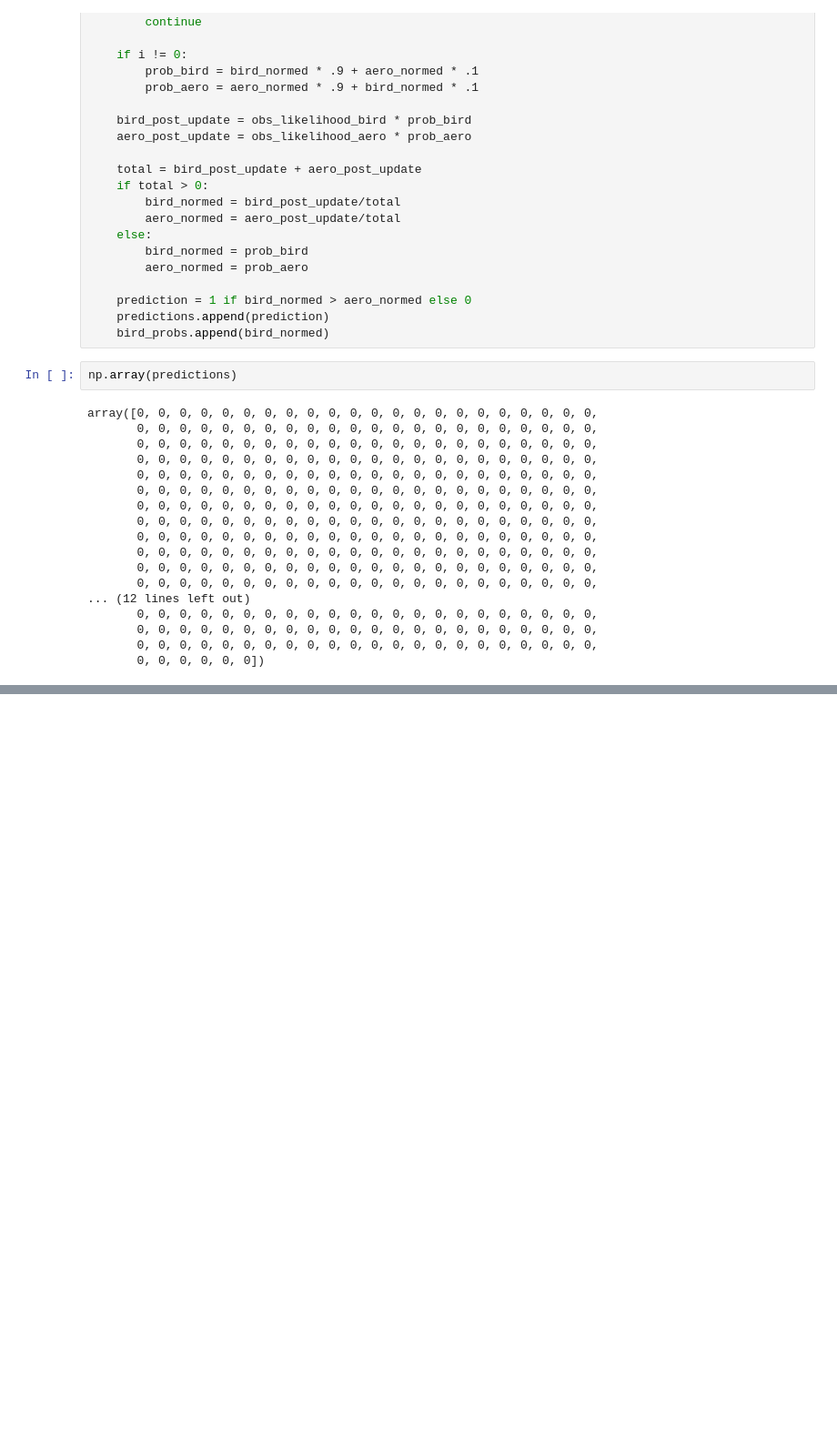
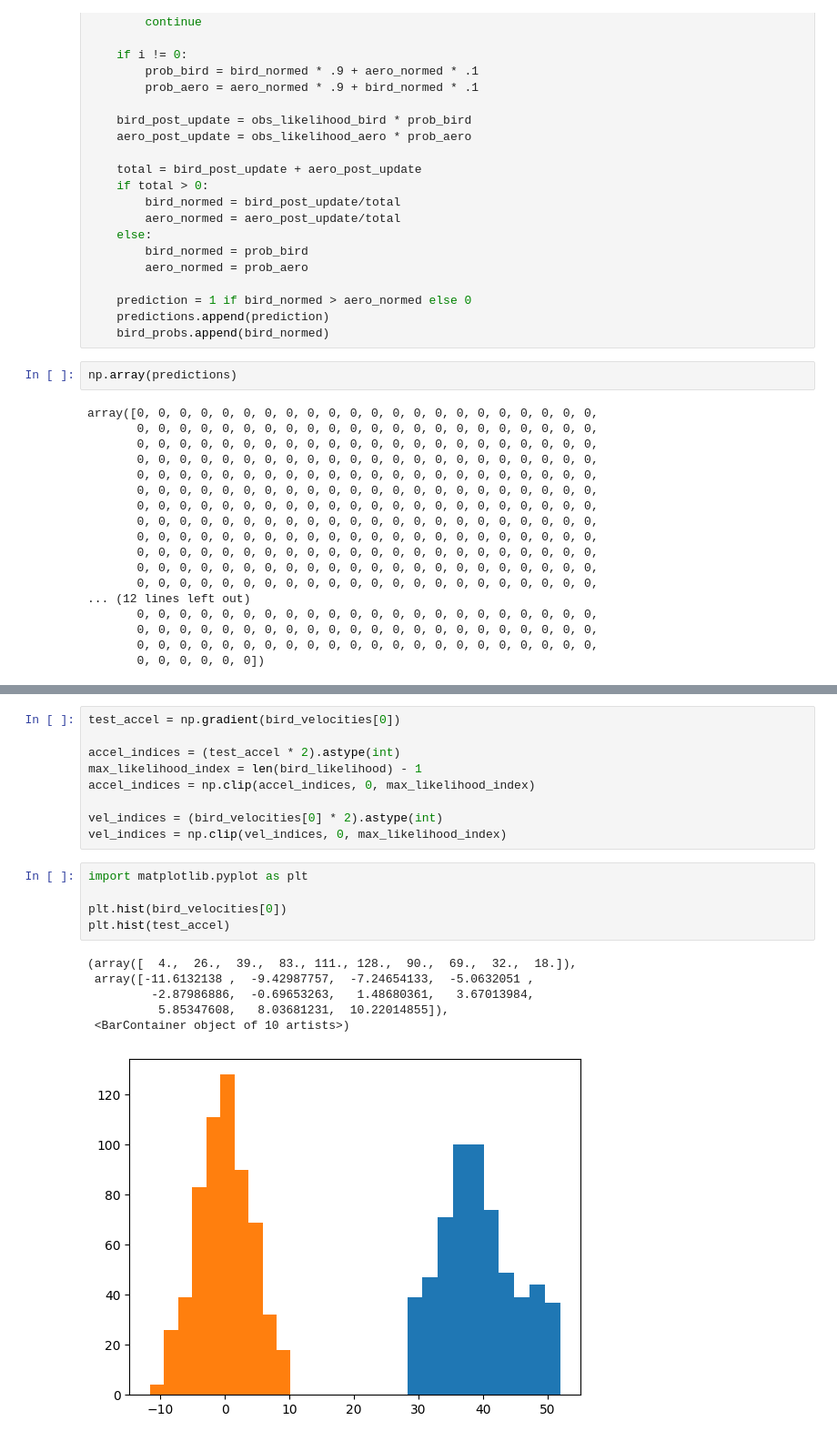
Before and after one commit to pnadelofficial/cs-0131-ai, a Jupyter notebook: bayesian-networks/testing.ipynb, the cells around one changed output, grey strips where cells are left out. Shown: that part at 91% size. Saved outputs shown, nothing was run; the diff lists cells and outputs as text; blank space fills up the shorter version.

Commit message:
still can't figure out accel

```diff
--- a/bayesian-networks/testing.ipynb
+++ b/bayesian-networks/testing.ipynb
@@ -225,0 +246,21 @@ array([0, 0, 0, 0, 0, 0, 0, 0, 0, 0, 0, 0, 0, 0, 0, 0, 0, 0, 0, 0, 0, 0,
+# %%
+test_accel = np.gradient(bird_velocities[0])
+
+accel_indices = (test_accel * 2).astype(int)
+max_likelihood_index = len(bird_likelihood) - 1
+accel_indices = np.clip(accel_indices, 0, max_likelihood_index)
+
+vel_indices = (bird_velocities[0] * 2).astype(int)
+vel_indices = np.clip(vel_indices, 0, max_likelihood_index)
+# %%
+import matplotlib.pyplot as plt
+
+plt.hist(bird_velocities[0])
+plt.hist(test_accel)
+# %% [output]
+(array([  4.,  26.,  39.,  83., 111., 128.,  90.,  69.,  32.,  18.]),
+ array([-11.6132138 ,  -9.42987757,  -7.24654133,  -5.0632051 ,
+         -2.87986886,  -0.69653263,   1.48680361,   3.67013984,
+          5.85347608,   8.03681231,  10.22014855]),
+ <BarContainer object of 10 artists>)
+[figure, added]
```
Also changed, not shown: parts of 13 cells of this notebook, 1 other file.
